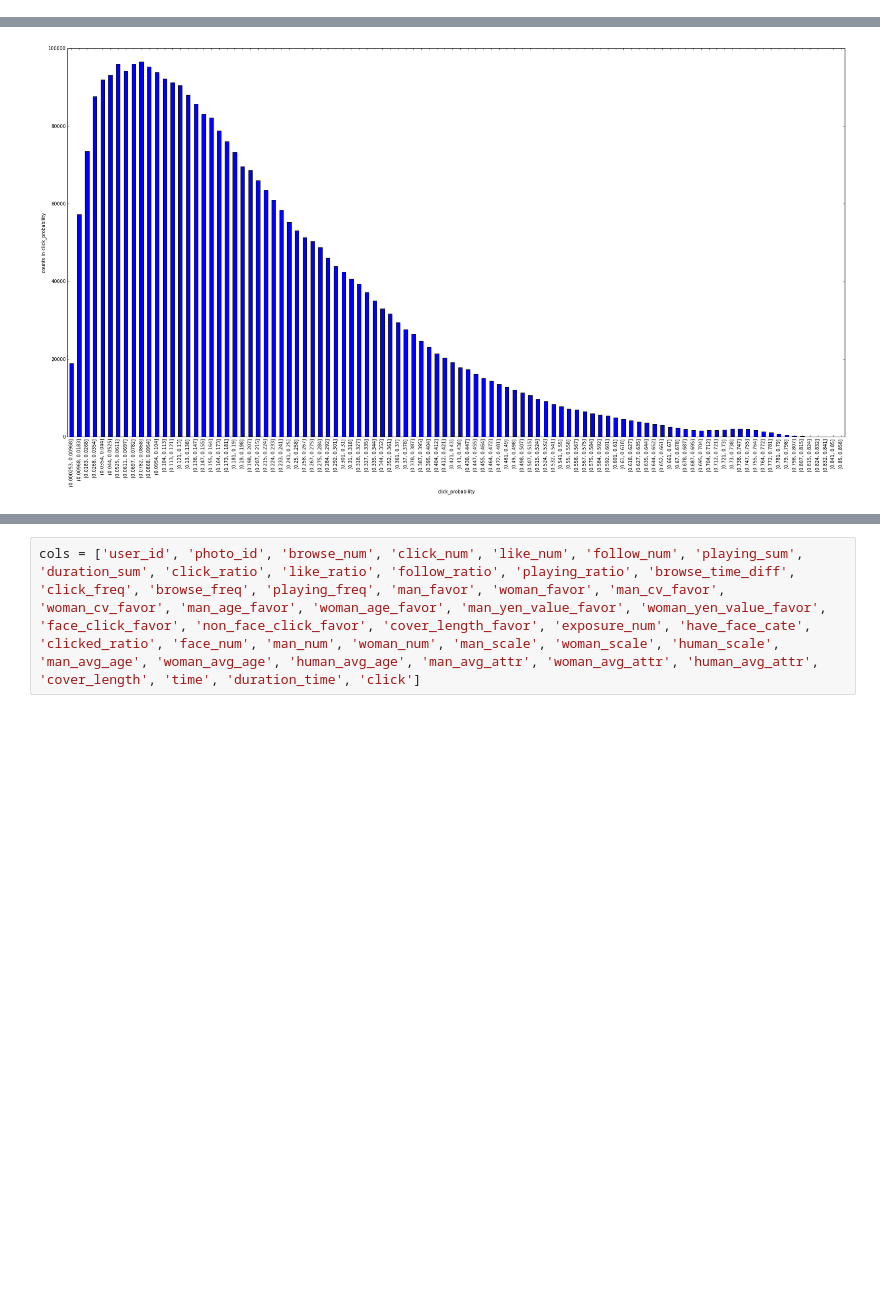
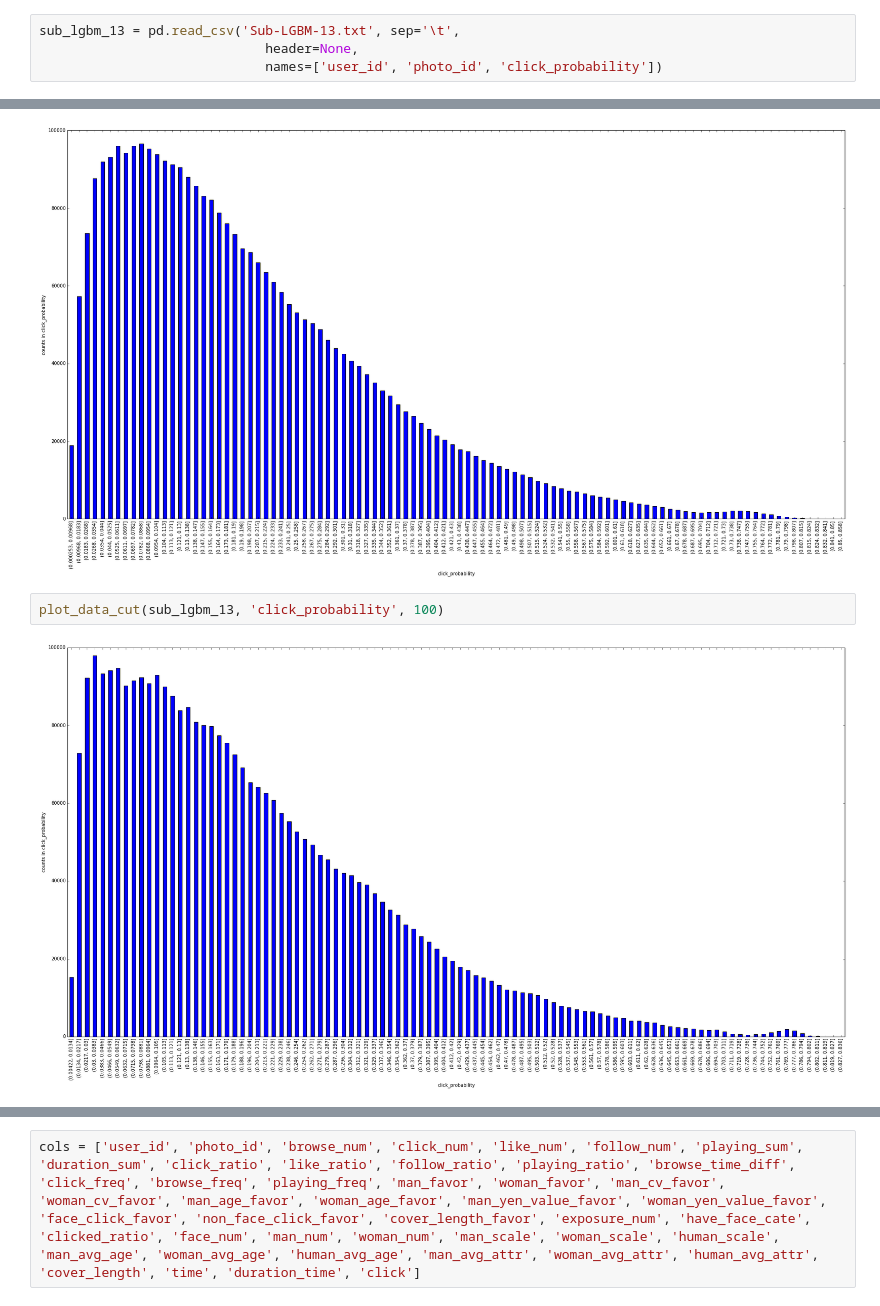
Before and after one commit to kitianFresh/kuaishou, a Jupyter notebook: models/train_test_val_distribution.ipynb, the cells around one changed output, grey strips where cells are left out. Saved outputs shown, nothing was run; the diff lists cells and outputs as text; blank space fills up the shorter version.

```diff
--- a/models/train_test_val_distribution.ipynb
+++ b/models/train_test_val_distribution.ipynb
@@ -28,3 +33,7 @@ sub_lgbm_11 = pd.read_csv('Sub-LGBM-11.txt', sep='\t',
+# %%
+sub_lgbm_13 = pd.read_csv('Sub-LGBM-13.txt', sep='\t',
+                             header=None,
+                             names=['user_id', 'photo_id', 'click_probability'])
 # %%
 sub_catboost_1 = pd.read_csv('Sub-CATBOOST-1.txt', sep='\t',
                              header=None,
@@ -59,3 +68,7 @@ plot_data_cut(sub_lgbm_11, 'click_probability', 100)
 plot_data_cut(sub_catboost_1, 'click_probability', 100)
 # %% [output]
 [figure]
+# %%
+plot_data_cut(sub_lgbm_13, 'click_probability', 100)
+# %% [output]
+[figure, added]
```
Also changed, not shown: parts of 25 cells of this notebook, 7 other files.
